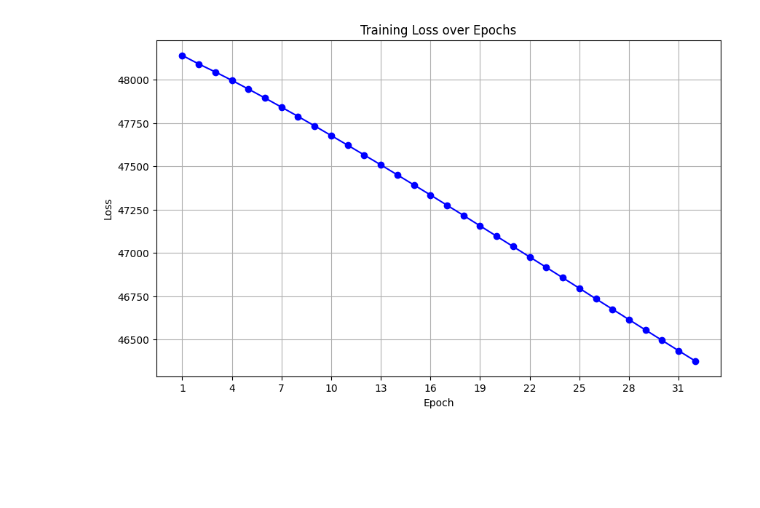
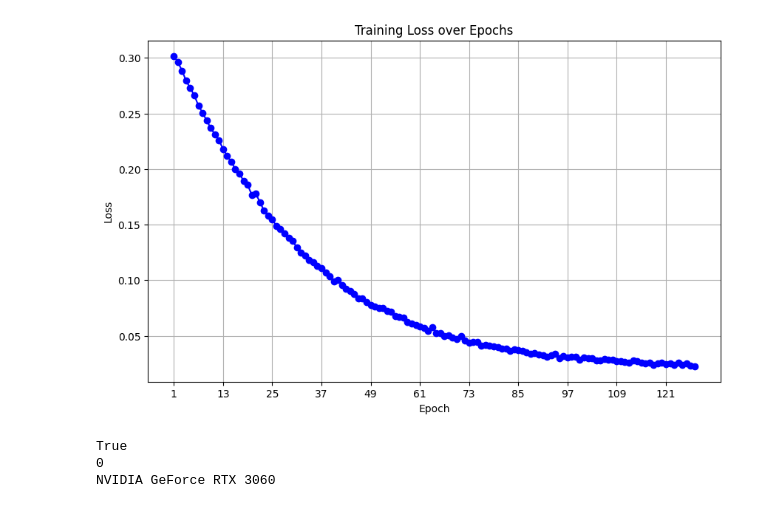
Before and after one commit to xuan13hao/microbiomformer, a Jupyter notebook: Analysis.ipynb, the cells around one changed output. Drawn from its saved outputs; the diff is of its cells as text; code cells hidden in the pictures; blank space fills up the shorter version.

Commit message:
mask training

```diff
--- a/Analysis.ipynb
+++ b/Analysis.ipynb
@@ -174,8 +173,8 @@ max_seq_length = len(genus_to_idx)
 model = SimpleTransformerModel(vocab_size, d_model, nhead, num_encoder_layers, dim_feedforward, max_seq_length).to(device)
 
 # Training loop
-optimizer = Adam(model.parameters(), lr=1e-5)
-num_epochs = 32
+optimizer = Adam(model.parameters(), lr=1e-7)
+num_epochs = 128
 start_time = time.time()
 loss_values = []
 for epoch in range(num_epochs):
@@ -265,7 +301,4 @@ dataset
 # %%
-import time
-import matplotlib.pyplot as plt
-# Define the transformer model
 class SimpleTransformerModel(nn.Module):
     def __init__(self, vocab_size, d_model, nhead, num_encoder_layers, dim_feedforward, max_seq_length):
         super(SimpleTransformerModel, self).__init__()
@@ -273,10 +306,12 @@ class SimpleTransformerModel(nn.Module):
         self.pos_encoder = nn.Embedding(max_seq_length, d_model)
         encoder_layers = nn.TransformerEncoderLayer(d_model, nhead, dim_feedforward)
         self.transformer_encoder = nn.TransformerEncoder(encoder_layers, num_encoder_layers)
-        self.regressor = nn.Linear(d_model, vocab_size)
+        self.regressor = nn.Linear(d_model, len(genus_to_idx) - 1)  # Regress to original OTU dimensions
 
     def forward(self, src, labels=None):
-        src = self.embedding(src) + self.pos_encoder(torch.arange(src.size(1), device=src.device).unsqueeze(0).repeat(src.size(0), 1))
+        # Ensure the positional encoding matches the sequence length of src
+        positions = torch.arange(0, src.size(1), device=src.device).unsqueeze(0).repeat(src.size(0), 1)
+        src = self.embedding(src) + self.pos_encoder(positions)
         output = self.transformer_encoder(src)
         output = output[:, 0, :]  # Use the first token representation for regression
         logits = self.regressor(output)
@@ -286,19 +321,20 @@ class SimpleTransformerModel(nn.Module):
             loss = nn.MSELoss()(logits, labels)
 
         return loss, logits
+
 # Define the model parameters
 device = torch.device('cuda' if torch.cuda.is_available() else 'cpu')
-vocab_size = len(genus_to_idx)
+vocab_size = len(genus_to_idx) + 1  # Add 1 for the <MASK> token
 d_model = 256
 nhead = 4
 num_encoder_layers = 4
-dim_feedforward = 512#512
-max_seq_length = len(genus_to_idx)
+dim_feedforward = 512
+max_seq_length = len(genus_to_idx)  # Number of unique genera
 model = SimpleTransformerModel(vocab_size, d_model, nhead, num_encoder_layers, dim_feedforward, max_seq_length).to(device)
 
 # Training loop
-optimizer = Adam(model.parameters(), lr=1e-5)
-num_epochs = 32
+optimizer = Adam(model.parameters(), lr=1e-7)
+num_epochs = 128
 start_time = time.time()
 loss_values = []
 for epoch in range(num_epochs):
@@ -324,6 +360,7 @@ print(f'Training Time: {training_time:.2f} seconds')
 
 # Save the model
 torch.save(model.state_dict(), 'simple_transformer_model.pth')
+
 # Plotting the loss function figure
 plt.figure(figsize=(10, 6))
 plt.plot(range(1, num_epochs + 1), loss_values, marker='o', linestyle='-', color='b')
@@ -354 +391,10 @@ Training Time: 510.81 seconds
-[figure, old version]
+[figure, new version]
+# %%
+import torch
+print(torch.cuda.is_available())
+print(torch.cuda.current_device())
+print(torch.cuda.get_device_name(0))
+# %% [output]
+True
+0
+NVIDIA GeForce RTX 3060
```
Also changed, not shown: parts of 6 cells of this notebook, 8 other files.
